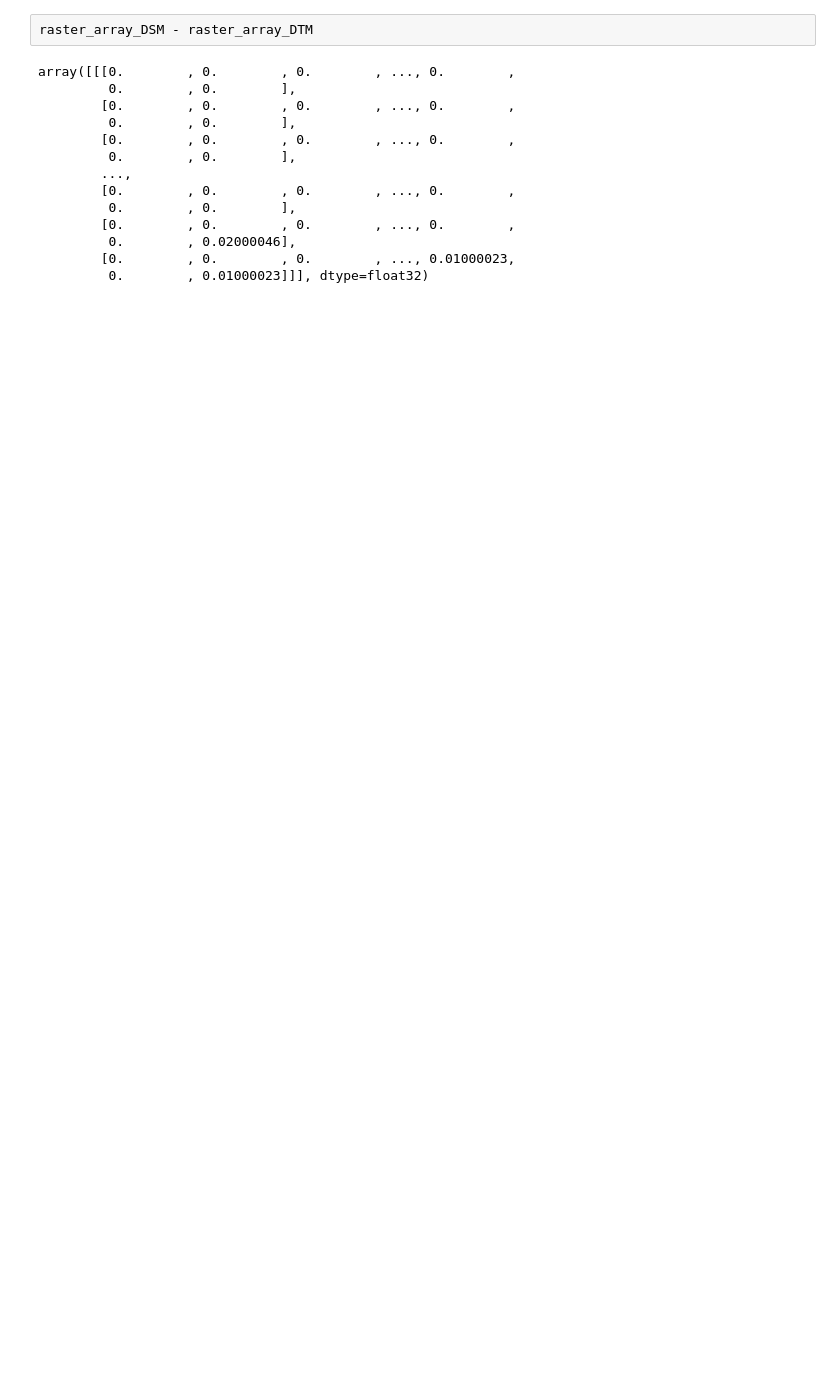
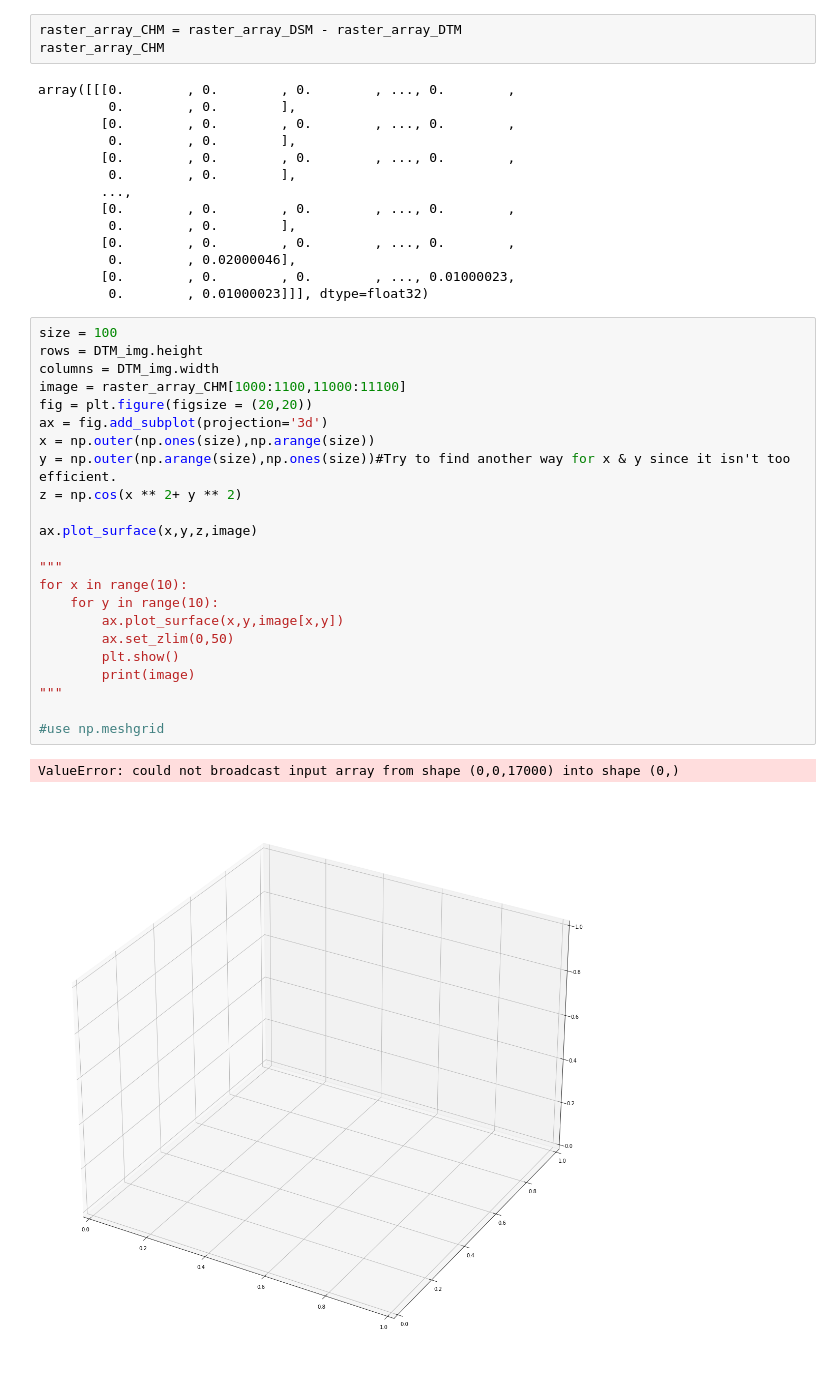
Before and after one commit to agilepydev/3D-House, a Jupyter notebook: 3D-House-Project/CHM.ipynb, the cells around one changed output. Drawn from its saved outputs; the diff is of its cells as text; blank space fills up the shorter version.

```diff
--- a/3D-House-Project/CHM.ipynb
+++ b/3D-House-Project/CHM.ipynb
@@ -56,7 +56,8 @@ array([[[-9.999e+03, -9.999e+03, -9.999e+03, ...,  1.275e+01,
 # %% [markdown]
 #### CHM
 # %%
-raster_array_DSM - raster_array_DTM
+raster_array_CHM = raster_array_DSM - raster_array_DTM
+raster_array_CHM
 # %% [output]
 array([[[0.        , 0.        , 0.        , ..., 0.        ,
          0.        , 0.        ],
@@ -71,3 +72,29 @@ array([[[0.        , 0.        , 0.        , ..., 0.        ,
          0.        , 0.02000046],
         [0.        , 0.        , 0.        , ..., 0.01000023,
          0.        , 0.01000023]]], dtype=float32)
+# %%
+size = 100
+rows = DTM_img.height
+columns = DTM_img.width
+image = raster_array_CHM[1000:1100,11000:11100]
+fig = plt.figure(figsize = (20,20))
+ax = fig.add_subplot(projection='3d')
+x = np.outer(np.ones(size),np.arange(size))
+y = np.outer(np.arange(size),np.ones(size))#Try to find another way for x & y since it isn't too efficient.
+z = np.cos(x ** 2+ y ** 2)
+
+ax.plot_surface(x,y,z,image)
+
+"""
+for x in range(10):
+    for y in range(10):
+        ax.plot_surface(x,y,image[x,y])
+        ax.set_zlim(0,50)
+        plt.show()
+        print(image)
+"""
+
+#use np.meshgrid
+# %% [output]
+ValueError: could not broadcast input array from shape (0,0,17000) into shape (0,)
+[figure, added]
```
